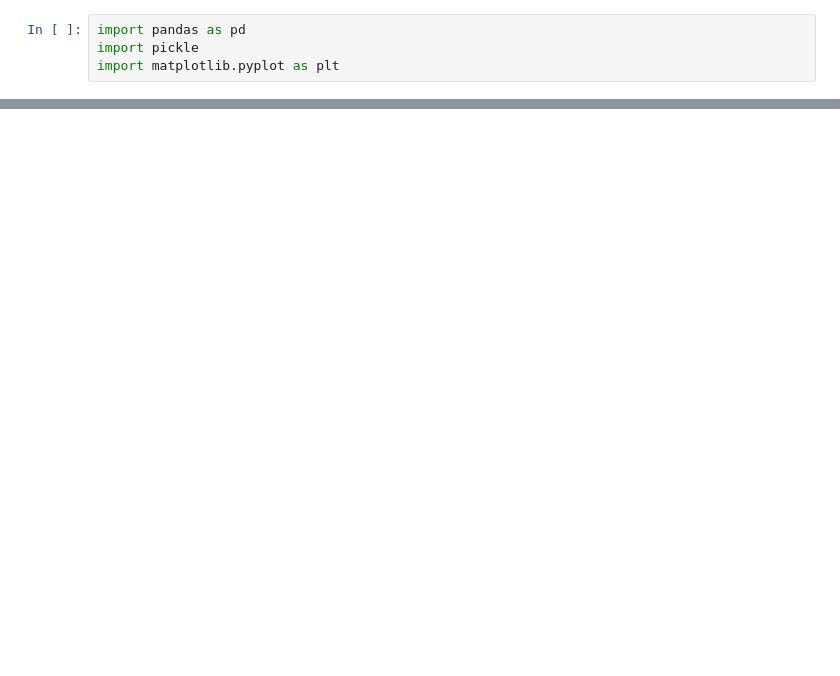
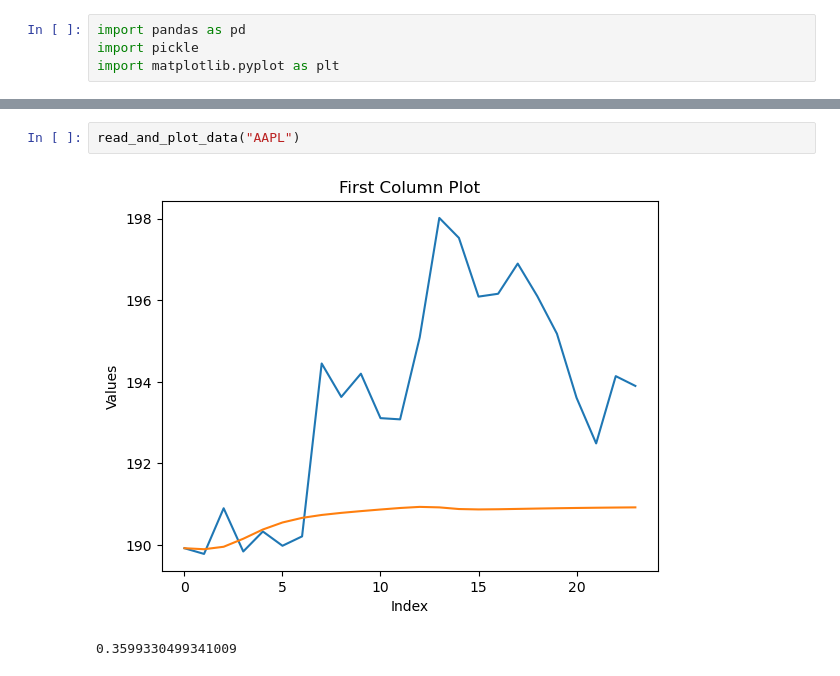
Before and after one commit to ethan-dsouza-dev/Quantico, a Jupyter notebook: timegan/timegan/data/convert-data.ipynb, the cells around one changed output, grey strips where cells are left out. Drawn from its saved outputs; the diff is of its cells as text; blank space fills up the shorter version.

```diff
--- a/timegan/timegan/data/convert-data.ipynb
+++ b/timegan/timegan/data/convert-data.ipynb
@@ -32,3 +37,8 @@ def read_and_plot_data(ticker):
+# %%
+read_and_plot_data("AAPL")
+# %% [output]
+[figure, added]
+0.3599330499341009
 # %%
 read_and_plot_data("NVDA")
 # %% [output]
```
Also changed, not shown: parts of 3 cells of this notebook.
